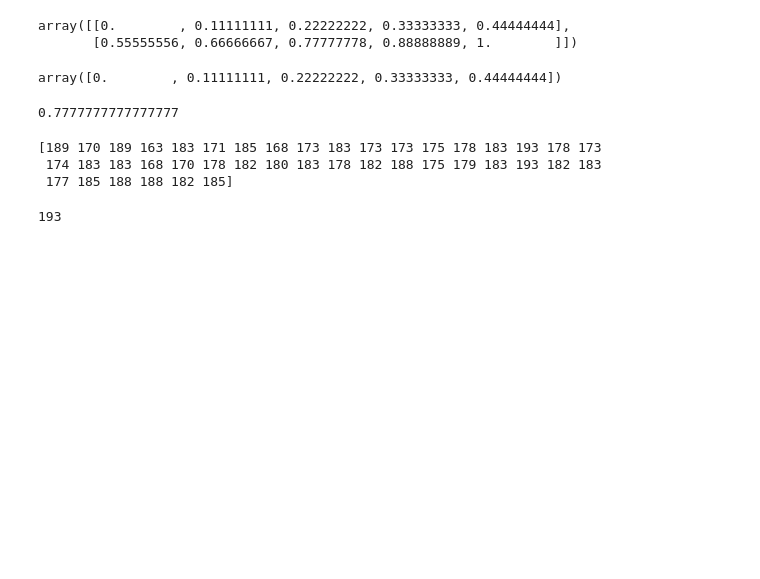
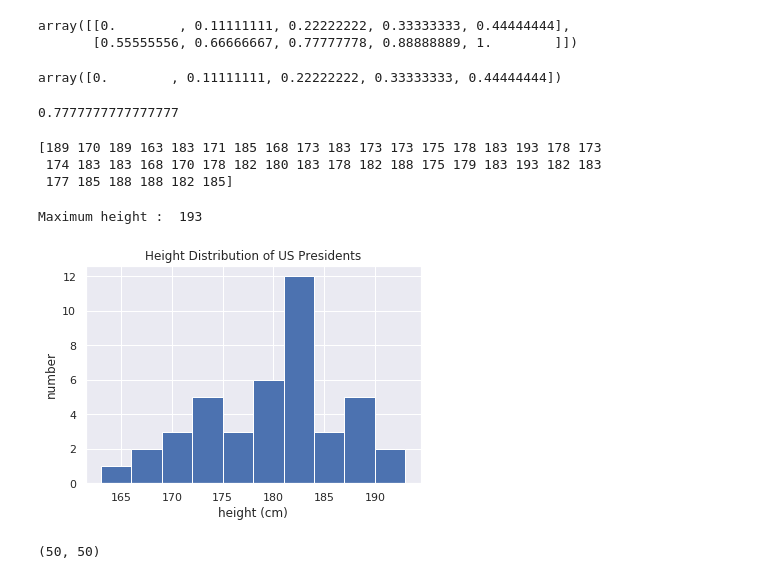
Before and after one commit to RCUELLO72/AppliedDataSciencePackt, a Jupyter notebook: PDSH_Chapter2_IntroNumpy.ipynb, the cells around one changed output. Saved outputs shown, nothing was run; the diff lists cells and outputs as text; code cells hidden in the pictures; blank space fills up the shorter version.

```diff
--- a/PDSH_Chapter2_IntroNumpy.ipynb
+++ b/PDSH_Chapter2_IntroNumpy.ipynb
@@ -84,7 +87,21 @@ print(heights)
 [189 170 189 163 183 171 185 168 173 183 173 173 175 178 183 193 178 173
  174 183 183 168 170 178 182 180 183 178 182 188 175 179 183 193 182 183
  177 185 188 188 182 185]
-# %%
-heights.max()
-# %% [output]
-193
+# %%
+print("Maximum height : ",heights.max())
+# %% [output]
+Maximum height :  193
+# %%
+plt.hist(heights)
+plt.title('Height Distribution of US Presidents')
+plt.xlabel('height (cm)')
+plt.ylabel('number');
+# %% [output]
+[figure, added]
+# %%
+x = np.linspace(0, 5, 50)
+y = np.linspace(0, 5, 50)[:, np.newaxis]
+z = np.sin(x) ** 10 + np.cos(10 + y * x) * np.cos(x)
+z.shape
+# %% [output]
+(50, 50)
```
Also changed, not shown: parts of 7 cells of this notebook.
